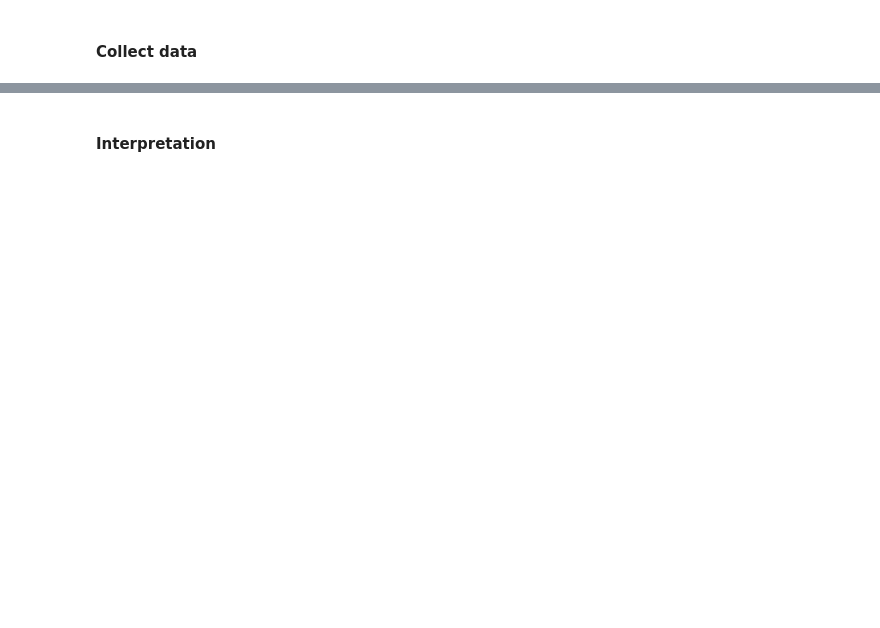
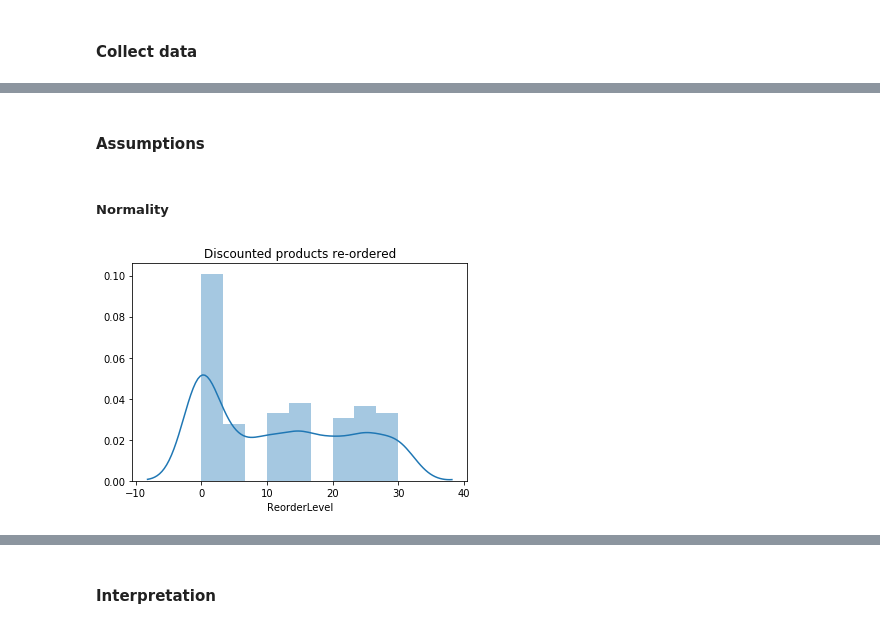
Before and after one commit to naquech-DS/dsc-2-final-project-online-ds-ft-112618, a Jupyter notebook: student.ipynb, the cells around one changed output, grey strips where cells are left out. Cells and saved outputs as stored; diff of their text form; code cells hidden in the pictures; blank space fills up the shorter version.

```diff
--- a/student.ipynb
+++ b/student.ipynb
@@ -478,0 +558,6 @@ Since the question is asking for a "significant effect" this will be a two-tail
+# %%
+# dataframe products with no discount
+
+dfp_reord = pd.read_sql_query('''select p.Id, p.ReorderLevel, od.Discount from [Product] p join [OrderDetail] od
+on p.Id=od.ProductId where Discount == 0.00''', engine)
+dfp_reord
@@ -478,0 +638,10 @@ Since the question is asking for a "significant effect" this will be a two-tail
+# %% [markdown]
+####  Assumptions
+# %% [markdown]
+##### Normality
+# %%
+plt.figure()
+sns.distplot(dfp_reord['ReorderLevel'], label='Reorder');
+plt.title('Discounted products re-ordered');
+# %% [output]
+[figure, added]
```
Also changed, not shown: parts of 47 cells of this notebook, 2 other files.
